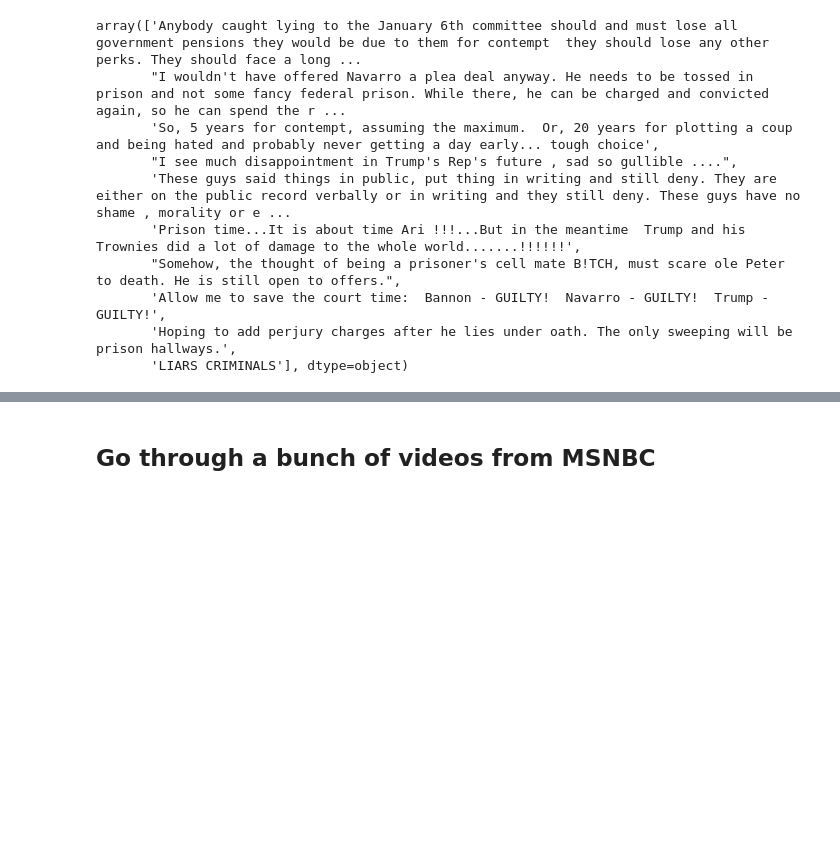
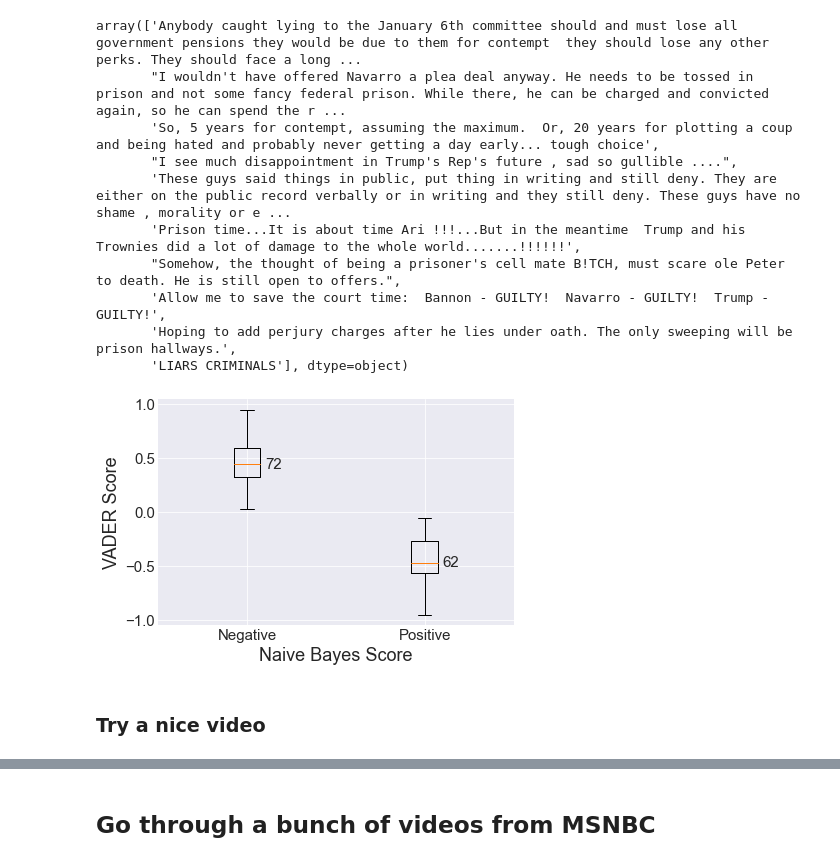
Before and after one commit to keaturner55/yt-comments-practicum, a Jupyter notebook: yt_comment_analysis.ipynb, the cells around one changed output, grey strips where cells are left out. Drawn from its saved outputs; the diff is of its cells as text; code cells hidden in the pictures; blank space fills up the shorter version.

```diff
--- a/yt_comment_analysis.ipynb
+++ b/yt_comment_analysis.ipynb
@@ -226,3 +248,25 @@ array(['Anybody caught lying to the January 6th committee should and must lose a
        'Allow me to save the court time:  Bannon - GUILTY!  Navarro - GUILTY!  Trump - GUILTY!',
        'Hoping to add perjury charges after he lies under oath. The only sweeping will be prison hallways.',
        'LIARS CRIMINALS'], dtype=object)
+# %%
+# take a look at contradicting scores (i.e. where vader is negative and nb is positive and vice versa)
+contradictions = testdf.loc[(
+    ((testdf['vader_score'] > 0) & (testdf['nb_score']==0)) |
+    ((testdf['vader_score'] < 0) & (testdf['nb_score']==4))
+    )]
+# take a look at vader scores within these contradictary data points
+fig, ax = plt.subplots()
+cgroups = contradictions.groupby("nb_score")
+ax.boxplot([cgroups.get_group(0)['vader_score'],cgroups.get_group(4)['vader_score']])
+ax.set_xlabel("Naive Bayes Score",size = 18)
+ax.set_ylabel("VADER Score",size = 18)
+ax.set_xticklabels(["Negative","Positive"])
+ax.tick_params(axis='x', labelsize= 15)
+ax.tick_params(axis='y', labelsize= 15)
+ax.text(1.1,0.40, len(cgroups.get_group(0)),size=15)
+ax.text(2.1,-0.50, len(cgroups.get_group(4)),size=15)
+plt.tight_layout()
+# %% [output]
+[figure, added]
+# %% [markdown]
+### Try a nice video
```
Also changed, not shown: parts of 23 cells of this notebook, 1 other file.
